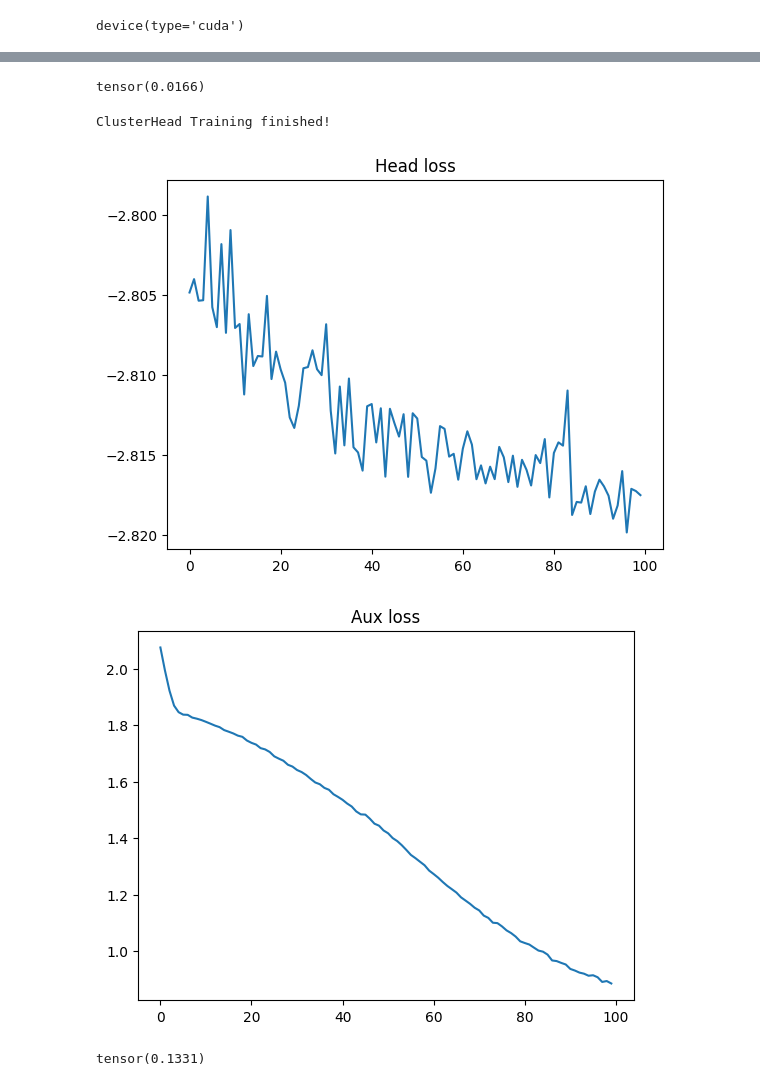
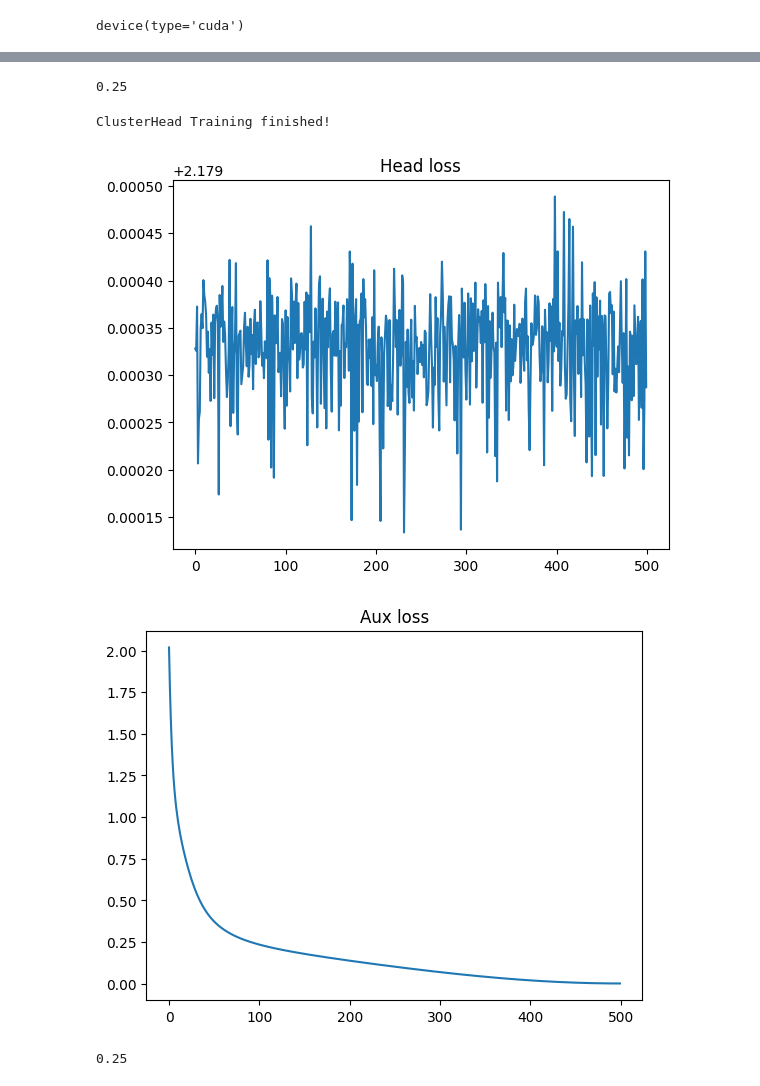
Before and after one commit to AmineYK/Interpretable-Deep-Clustering, a Jupyter notebook: src/training.ipynb, the cells around one changed output, grey strips where cells are left out. Drawn from its saved outputs; the diff is of its cells as text; code cells hidden in the pictures.

```diff
--- a/src/training.ipynb
+++ b/src/training.ipynb
@@ -34,7 +67,7 @@ synthetic_dataset = TensorDataset(synthetic_X, synthetic_y)
 # %%
 synthetic_layer_dims = [13, 10, 8]
 
-BATCH_SIZE = 32
+BATCH_SIZE = 800
 synthetic_dataloader = DataLoader(synthetic_dataset, batch_size=BATCH_SIZE, shuffle=True)
 
 ae = MLPAutoEncoder(synthetic_layer_dims)
@@ -43,7 +76,7 @@ criterion = SparseLoss(pretrain=True)
 ae = ae.to(device)
 
 LR = 1e-3
-EPOCHS = 100
+EPOCHS = 50
 
 optimizer = optim.Adam(ae.parameters(), lr=LR)
 losses = []
@@ -65,7 +98,7 @@ for epoch in tqdm(range(EPOCHS)):
         h = h * h_noise
         x_latent_noised_hat = ae.decoder(h)
 
-        loss = criterion(x, x_hat, x_input_noised_hat, x_latent_noised_hat)
+        loss = criterion(x, x_hat, x_input_noised_hat, x_latent_noised_hat, local_gates_lmbd=10)
 
         optimizer.zero_grad()
         loss.backward()
@@ -99,12 +133,9 @@ AE Pre-training
 # %%
-BATCH_SIZE = 32
-synthetic_dataloader = DataLoader(synthetic_dataset, batch_size=BATCH_SIZE, shuffle=True)
-
 gnn = GatingNN(13, 16)
 gnn = gnn.to(device)
 
 LR = 1e-3
-EPOCHS = 50
+EPOCHS = 40
 
 optimizer = optim.Adam(list(gnn.parameters()) + list(ae.parameters()), lr=LR)
 criterion = SparseLoss(pretrain=False)
@@ -112,7 +143,7 @@ losses = []
 
 for epoch in tqdm(range(EPOCHS)):
     epoch_loss = 0.0
-    lmbd = cosine_scheduler(epoch, EPOCHS)
+    lmbd = cosine_scheduler(epoch, EPOCHS, max_val=1)
 
     for x, y in synthetic_dataloader:
 
@@ -130,7 +161,7 @@ for epoch in tqdm(range(EPOCHS)):
         h = h * h_noise
         x_latent_noised_hat = ae.decoder(h)
 
-        loss = criterion(x, x_hat, x_input_noised_hat, x_latent_noised_hat,x_z_hat,z,u,lmbd)
+        loss = criterion(x, x_hat, x_input_noised_hat, x_latent_noised_hat, x_z_hat, z, u, lmbd, local_gates_lmbd=10)
 
         optimizer.zero_grad()
         loss.backward()
@@ -197,7 +228,7 @@ criterion = ClusterLoss(4, pretrain=True)
 clust = clust.to(device)
 
 LR = 1e-2
-EPOCHS = 400
+EPOCHS = 500
 
 optimizer = optim.Adam(clust.cluster_head.parameters(), lr=LR)
 losses = []
@@ -213,7 +244,7 @@ for epoch in tqdm(range(EPOCHS)):
         y = y.to(device)
 
         clust_logits, aux_logits, u_zg = clust(x, h)
-        loss = criterion(h, clust_logits, aux_logits, u_zg, lmbd, i)
+        loss = criterion(h, clust_logits, aux_logits, u_zg, lmbd, gamma=4)
 
         optimizer.zero_grad()
         loss.backward(retain_graph=True)
@@ -235,21 +266,22 @@ ClusterHead Training finished!
 # %%
-X = synthetic_X.to(device)
-X_Z ,z , _ = gnn(X)
-H = ae.encoder(X_Z)
+with torch.no_grad():
+    X = synthetic_X.to(device)
+    X_Z ,z , _ = gnn(X)
+    H = ae.encoder(X_Z)
 
-clust_logits, aux_logits, u_zg = clust(X_Z, H)
-yhat = clust_logits.argmax(dim=1).cpu()
+    clust_logits, aux_logits, u_zg = clust(X_Z, H)
+    yhat = clust_logits.argmax(dim=1).cpu()
 
-(yhat == synthetic_y).float().mean()
+    print(clustering_accuracy(yhat, synthetic_y))
 # %% [output]
-tensor(0.0166)
+0.25
 # %%
 criterion = ClusterLoss(4, pretrain=False)
 
-LR_AUX = 1e-2
+LR_AUX = 1e-1
 LR_ZG = 1e-1
 
-EPOCHS = 100
+EPOCHS = 500
 
 optimizer_aux = optim.SGD(clust.aux_classifier.parameters(), lr=LR_AUX)
 optimizer_ZG = optim.SGD(clust.global_gates.parameters(), lr=LR_ZG)
@@ -270,49 +302,50 @@ for epoch in tqdm(range(EPOCHS)):
         y = y.to(device)
 
         clust_logits, aux_logits, u_zg = clust(x, h)
-        loss_head, loss_aux = criterion(h, clust_logits, aux_logits, u_zg, lmbd, i)
+        loss_head, loss_aux = criterion(h, clust_logits, aux_logits, u_zg, lmbd, gamma=4)
 
         optimizer.zero_grad()
         loss_head.backward(retain_graph=True)
         optimizer.step()
 
         optimizer_aux.zero_grad()
         optimizer_ZG.zero_grad()
         loss_aux.backward(retain_graph=True)
         optimizer_aux.step()
         optimizer_ZG.step()
 
         epoch_loss_head += loss_head.item()
         epoch_loss_aux += loss_aux.item()
 
     # Save the average loss for the epoch
     avg_epoch_loss_head = epoch_loss_head / len(cluster_dataloader)
     losses_head.append(avg_epoch_loss_head)
 
     avg_epoch_loss_aux = epoch_loss_aux / len(cluster_dataloader)
     losses_aux.append(avg_epoch_loss_aux)
 
 print('ClusterHead Training finished!')
 
 plt.plot(losses_head)
 plt.title("Head loss")
 plt.show()
 
 plt.plot(losses_aux)
 plt.title("Aux loss")
 plt.show()
 # %% [output]
 ClusterHead Training finished!
-[figure, old version]
+[figure, new version]
-[figure, old version]
+[figure, new version]
 # %%
-X = synthetic_X.to(device)
-X_Z ,z , _ = gnn(X)
-H = ae.encoder(X_Z)
+with torch.no_grad():
+    X = synthetic_X.to(device)
+    X_Z ,z , _ = gnn(X)
+    H = ae.encoder(X_Z)
 
-clust_logits, aux_logits, u_zg = clust(X_Z, H)
-yhat = clust_logits.argmax(dim=1).cpu()
+    clust_logits, aux_logits, u_zg = clust(X_Z, H)
+    yhat = clust_logits.argmax(dim=1).cpu()
 
-(yhat == synthetic_y).float().mean()
+    print(clustering_accuracy(yhat, synthetic_y))
 # %% [output]
-tensor(0.1331)
+0.25
```
Also changed, not shown: parts of 17 cells of this notebook, 4 other files.
